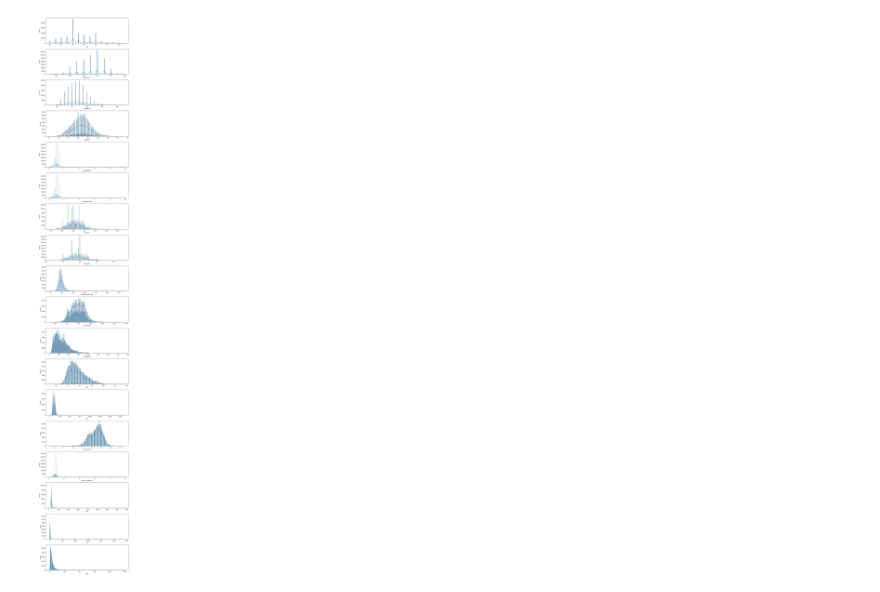
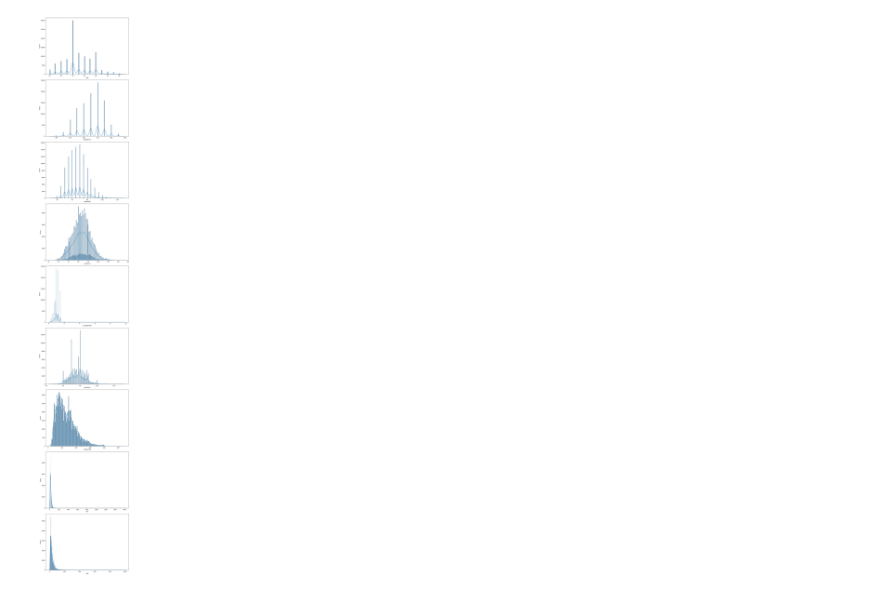
Before and after one commit to Tahker-w-tadmeer/intro_to_ml, a Jupyter notebook: ass3/data_analyist.ipynb, the cells around one changed output. Cells and saved outputs as stored; diff of their text form; code cells hidden in the pictures.

```diff
--- a/ass3/data_analyist.ipynb
+++ b/ass3/data_analyist.ipynb
@@ -5,7 +5,7 @@ import seaborn as sns
 import pandas as pd
 import sys
 # %%
-df=pd.read_csv('Data.csv')
+df=pd.read_csv('train_set.csv')
 df.info()
 # %% [output]
 <class 'pandas.core.frame.DataFrame'>
@@ -56,15 +59,13 @@ df[['age','height(cm)','weight(kg)','waist(cm)','eyesight(left)','eyesight(right
 # %%
 import seaborn as sns
 import matplotlib.pyplot as plt
 
-continous_features = ['age','height(cm)','weight(kg)','waist(cm)','eyesight(left)','eyesight(right)','systolic','relaxation','fasting blood sugar','Cholesterol','triglyceride','HDL','LDL','hemoglobin','serum creatinine','AST','ALT','Gtp']
-
+continous_features = ['age','height(cm)','weight(kg)','waist(cm)','eyesight(left)','relaxation','triglyceride','ALT','Gtp']
 fig, axes = plt.subplots(len(continous_features), 1, figsize=(10, 60))
 
 for i, column in enumerate(continous_features):
     sns.histplot(data=df, x=column, kde=True, ax=axes[i])
-
 plt.tight_layout()
 plt.show()
 # %% [output]
-[figure, old version]
+[figure, new version]
```
Also changed, not shown: parts of 13 cells of this notebook, 2 other files.
